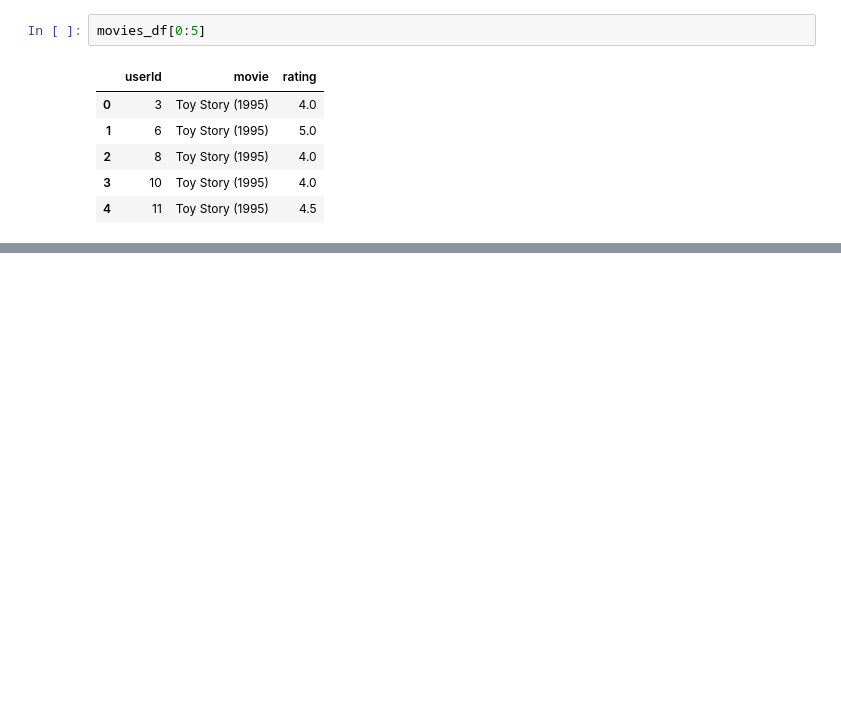
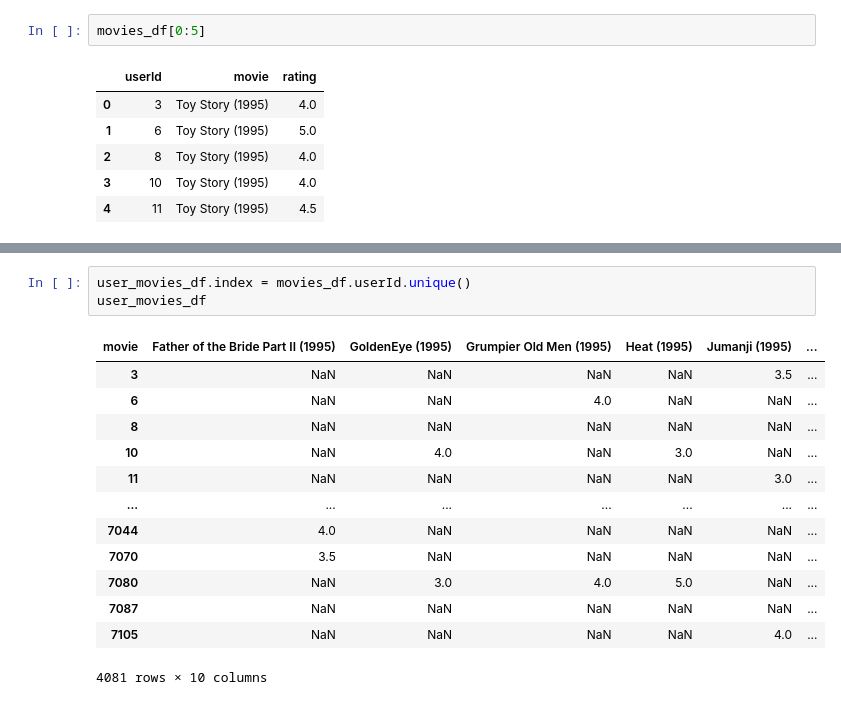
Before and after one commit to bhavagna18/python-basics, a Jupyter notebook: copy_of_recommendtion_.ipynb, the cells around one changed output, grey strips where cells are left out. Drawn from its saved outputs; the diff is of its cells as text; blank space fills up the shorter version.

```diff
--- a/copy_of_recommendtion_.ipynb
+++ b/copy_of_recommendtion_.ipynb
@@ -22,0 +57,17 @@ movies_df[0:5]
+# %%
+user_movies_df.index = movies_df.userId.unique()
+user_movies_df
+# %% [output]
+| movie | Father of the Bride Part II (1995) | GoldenEye (1995) | Grumpier Old Men (1995) | Heat (1995) | Jumanji (1995) | ... |
+| 3 | NaN | NaN | NaN | NaN | 3.5 | ... |
+| 6 | NaN | NaN | 4.0 | NaN | NaN | ... |
+| 8 | NaN | NaN | NaN | NaN | NaN | ... |
+| 10 | NaN | 4.0 | NaN | 3.0 | NaN | ... |
+| 11 | NaN | NaN | NaN | NaN | 3.0 | ... |
+| ... | ... | ... | ... | ... | ... | ... |
+| 7044 | 4.0 | NaN | NaN | NaN | NaN | ... |
+| 7070 | 3.5 | NaN | NaN | NaN | NaN | ... |
+| 7080 | NaN | 3.0 | 4.0 | 5.0 | NaN | ... |
+| 7087 | NaN | NaN | NaN | NaN | NaN | ... |
+| 7105 | NaN | NaN | NaN | NaN | 4.0 | ... |
+4081 rows × 10 columns
```
Also changed, not shown: parts of 8 cells of this notebook.
